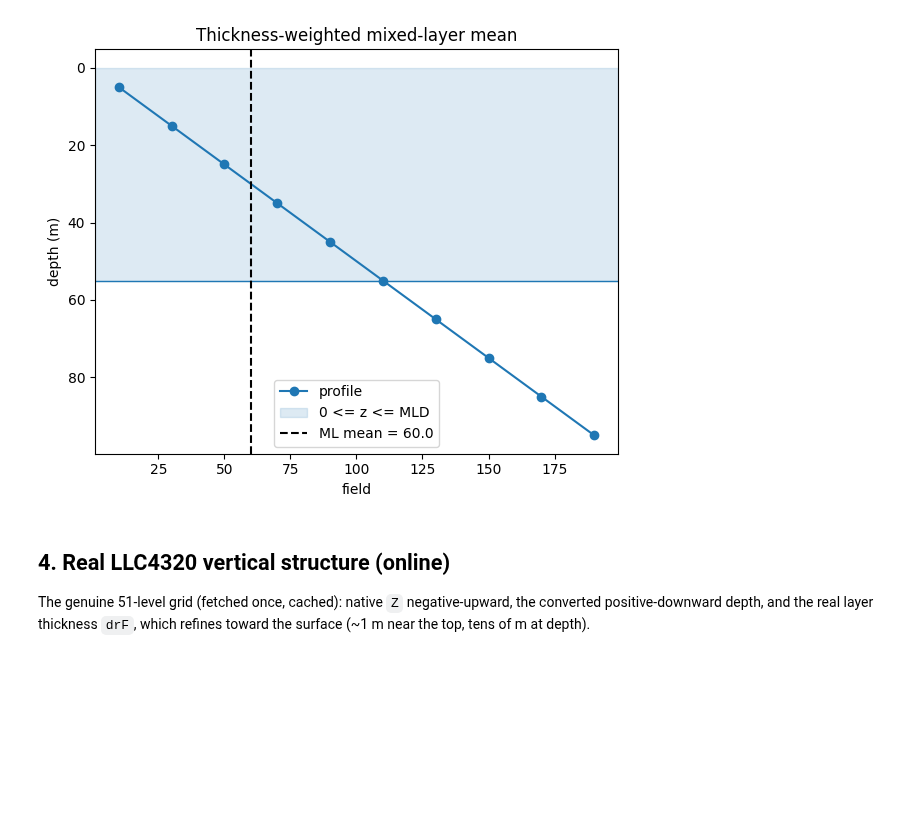
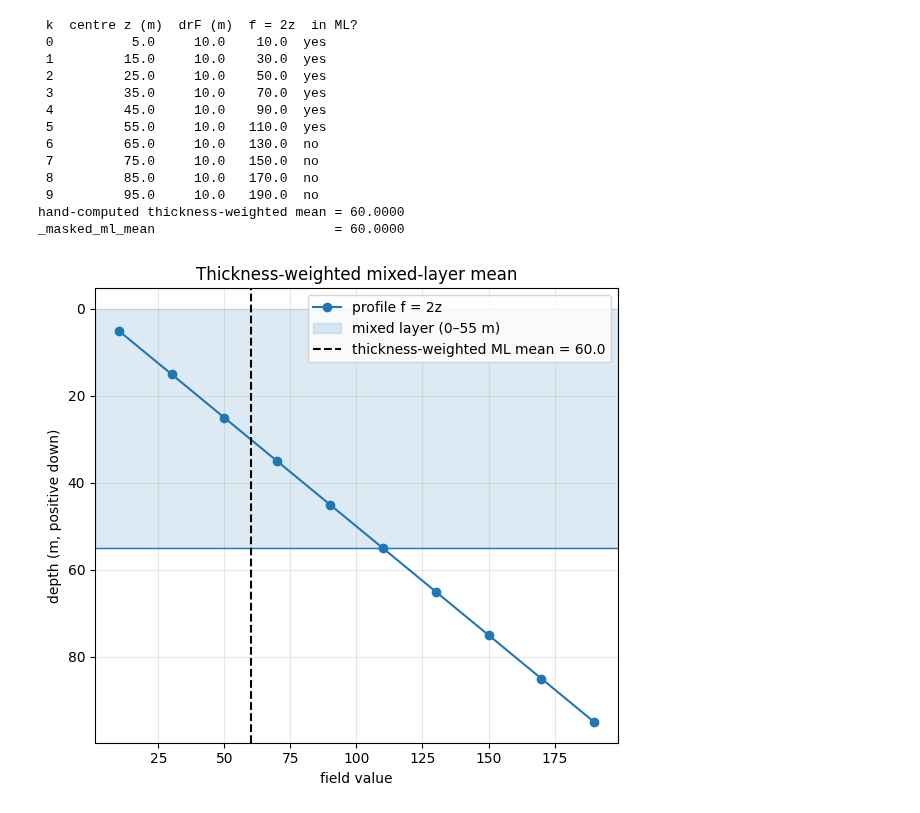
Before and after one commit to Sea-Meets-the-Stars/llc4320-native-grid-preprocessing, a Jupyter notebook: notebooks/notebooks_tests/vertical_helpers_tests.ipynb, the cells around one changed output. Drawn from its saved outputs; the diff is of its cells as text; code cells hidden in the pictures; blank space fills up the shorter version.

```diff
--- a/notebooks/notebooks_tests/vertical_helpers_tests.ipynb
+++ b/notebooks/notebooks_tests/vertical_helpers_tests.ipynb
@@ -102,27 +219,52 @@ line is the computed weighted mean.
 # %%
-ds, z_pos = tvh.make_synthetic_vertical(nk=10, dz=10.0, nspace=1)
-prof = 2.0 * z_pos
+ds_ml, z_ml = tvh.make_synthetic_vertical(nk=10, dz=10.0, nspace=1)
+prof = 2.0 * z_ml
 field = tvh.vertical_field(prof, nspace=1)
 mld_depth = 55.0
-mld = __import__('xarray').DataArray(np.full((1, 1), mld_depth),
-                                     dims=('j', 'i'))
-ml_mean = float(vh._masked_ml_mean(field, mld, ds).values.ravel()[0])
+mld = xr.DataArray(np.full((1, 1), mld_depth), dims=('j', 'i'))
+with warnings.catch_warnings():
+    warnings.simplefilter('ignore')
+    ml_mean = float(vh._masked_ml_mean(field, mld, ds_ml)
+                    .values.ravel()[0])
 
-fig, ax = plt.subplots(figsize=(6, 5))
-ax.plot(prof, z_pos, 'o-', label='profile')
-ax.axhspan(0, mld_depth, color='C0', alpha=0.15, label='0 <= z <= MLD')
+# Hand computation, printed row by row.
+drf = ds_ml['drF'].values
+in_ml = z_ml <= mld_depth
+print(' k  centre z (m)  drF (m)  f = 2z  in ML?')
+for kk in range(len(z_ml)):
+    print(f'{kk:2d}  {z_ml[kk]:11.1f}  {drf[kk]:7.1f}  {prof[kk]:6.1f}'
+          f'  {"yes" if in_ml[kk] else "no"}')
+hand = np.sum(prof[in_ml] * drf[in_ml]) / np.sum(drf[in_ml])
+print(f'hand-computed thickness-weighted mean = {hand:.4f}')
+print(f'_masked_ml_mean                       = {ml_mean:.4f}')
+
+fig, ax = plt.subplots(figsize=(6, 5.5))
+ax.plot(prof, z_ml, 'o-', label='profile f = 2z')
+ax.axhspan(0, mld_depth, color='C0', alpha=0.15,
+           label=f'mixed layer (0–{mld_depth:.0f} m)')
 ax.axhline(mld_depth, color='C0', lw=1)
-ax.axvline(ml_mean, color='k', ls='--', label=f'ML mean = {ml_mean:.1f}')
+ax.axvline(ml_mean, color='k', ls='--',
+           label=f'thickness-weighted ML mean = {ml_mean:.1f}')
+ax.set_xlabel('field value')
+ax.set_ylabel('depth (m, positive down)')
 ax.invert_yaxis()
-ax.set_xlabel('field'); ax.set_ylabel('depth (m)')
 ax.set_title('Thickness-weighted mixed-layer mean')
-ax.legend(); fig.tight_layout(); plt.show()
+ax.legend()
+ax.grid(alpha=0.3)
+fig.tight_layout()
+plt.show()
 # %% [output]
+ k  centre z (m)  drF (m)  f = 2z  in ML?
+ 0          5.0     10.0    10.0  yes
+ 1         15.0     10.0    30.0  yes
+ 2         25.0     10.0    50.0  yes
+ 3         35.0     10.0    70.0  yes
+ 4         45.0     10.0    90.0  yes
+ 5         55.0     10.0   110.0  yes
+ 6         65.0     10.0   130.0  no
+ 7         75.0     10.0   150.0  no
+ 8         85.0     10.0   170.0  no
+ 9         95.0     10.0   190.0  no
+hand-computed thickness-weighted mean = 60.0000
+_masked_ml_mean                       = 60.0000
-[figure, old version]
+[figure, new version]
-# %% [markdown]
-## 4. Real LLC4320 vertical structure (online)
-
-The genuine 51-level grid (fetched once, cached): native `Z`
-negative-upward, the converted positive-downward depth, and the
-real layer thickness `drF`, which refines toward the surface
-(~1 m near the top, tens of m at depth).
```
Also changed, not shown: parts of 22 cells of this notebook, 6 other files.
